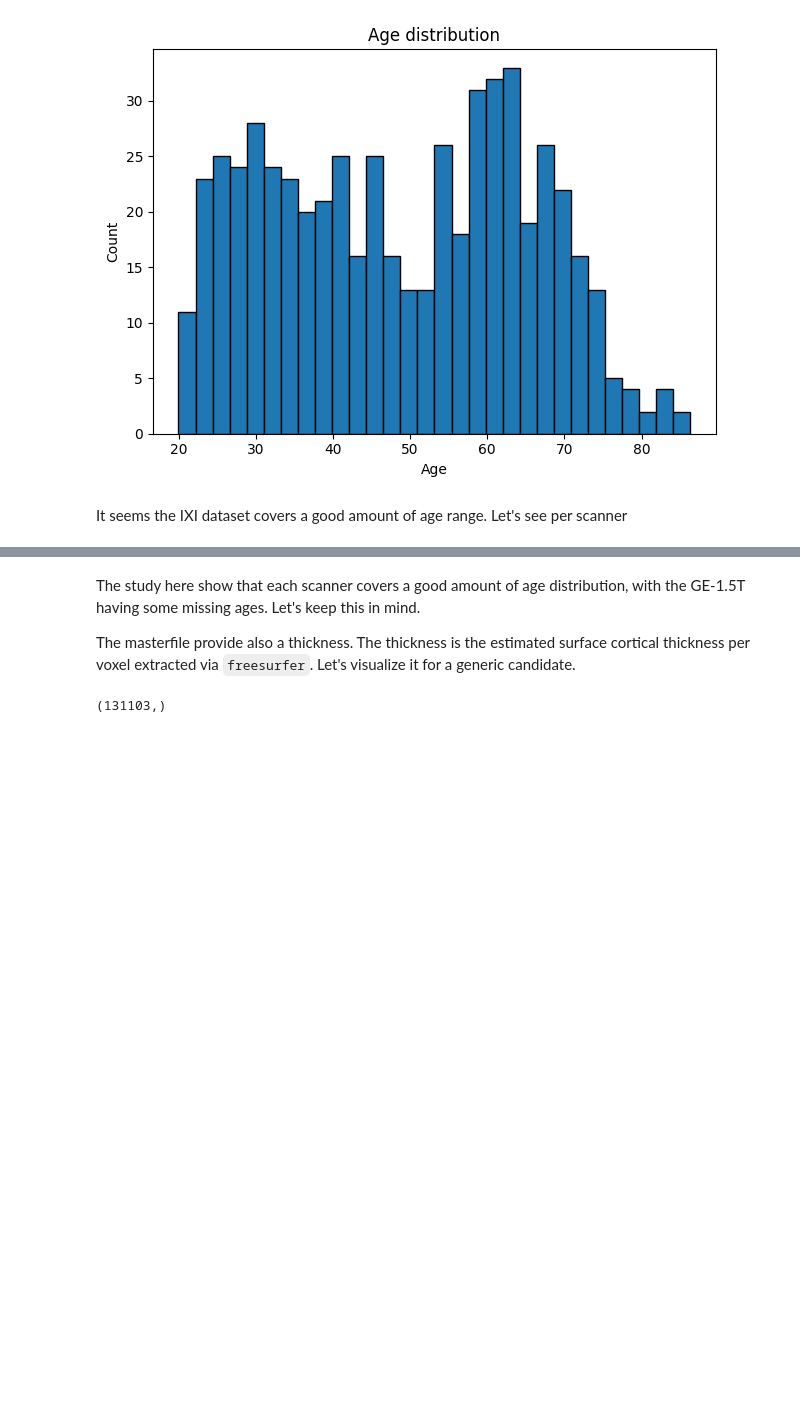
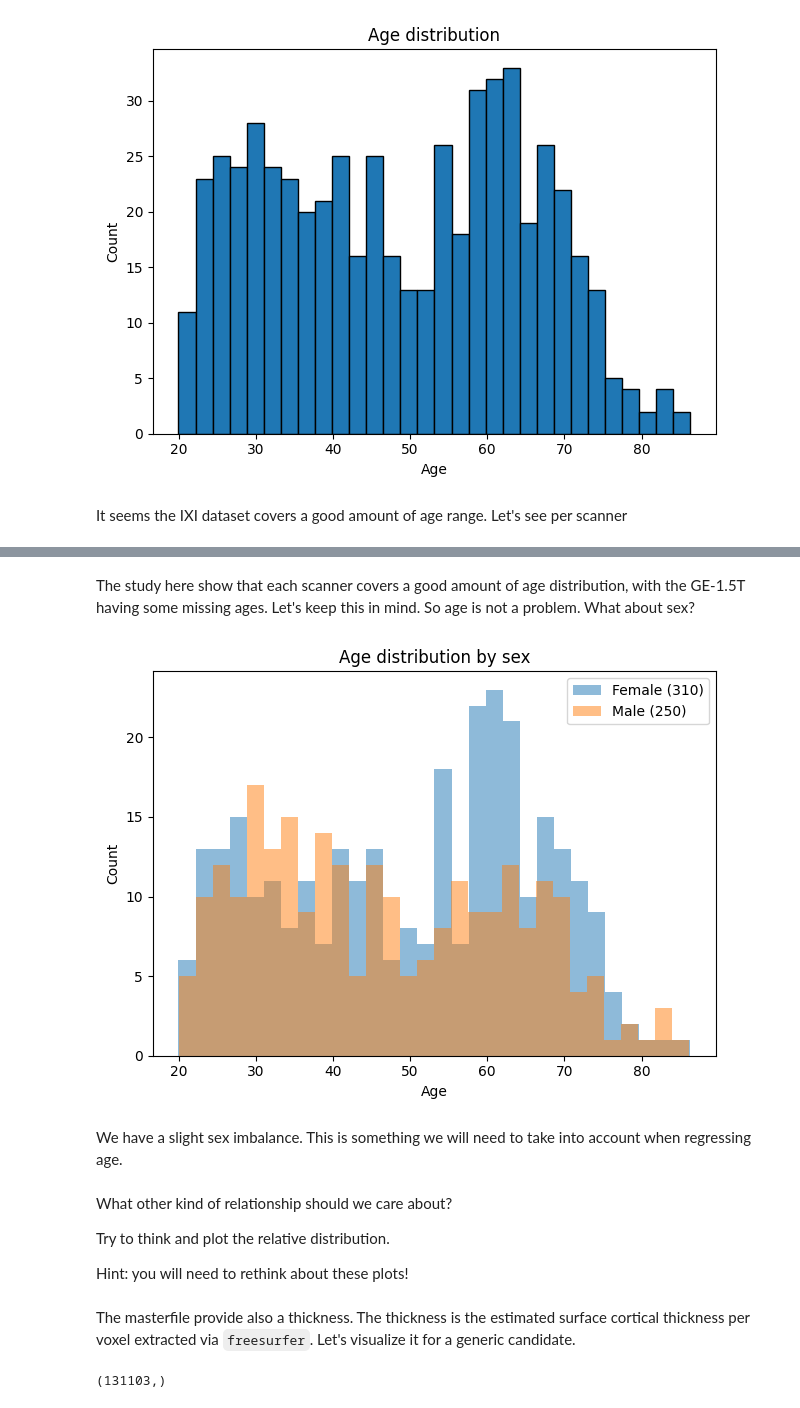
Before and after one commit to KingPowa/brain_age_lessons, a Jupyter notebook: notebooks/1-eda.ipynb, the cells around one changed output, grey strips where cells are left out. Saved outputs shown, nothing was run; the diff lists cells and outputs as text; code cells hidden in the pictures; blank space fills up the shorter version.

```diff
--- a/notebooks/1-eda.ipynb
+++ b/notebooks/1-eda.ipynb
@@ -258,7 +239,20 @@ plot_age_distribution_by("scanner")
 # %% [markdown]
 The study here show that each scanner covers a good amount of age distribution, with the GE-1.5T having some missing ages. Let's keep this in mind.
-
-The masterfile provide also a thickness. The thickness is the estimated surface cortical thickness per voxel extracted via `freesurfer`. Let's visualize it for a generic candidate.
+So age is not a problem. What about sex?
+# %%
+plot_age_distribution_by("sex")
+# %% [output]
+[figure, added]
+# %% [markdown]
+We have a slight sex imbalance. This is something we will need to take into account when regressing age.
+# %% [markdown]
+What other kind of relationship should we care about?
+
+Try to think and plot the relative distribution.
+
+Hint: you will need to rethink about these plots!
+# %% [markdown]
+The masterfile provide also a thickness. The thickness is the estimated surface cortical thickness per voxel extracted via `freesurfer`. Let's visualize it for a generic candidate.
 # %%
 example_thickness_file = "../data/example_data/sub-IXI002_acq-Philips-1.5T_hemi-L_thickness"
 lh_thickness_values = read_morph_data(example_thickness_file)
```
Also changed, not shown: parts of 30 cells of this notebook, 33 other files.
